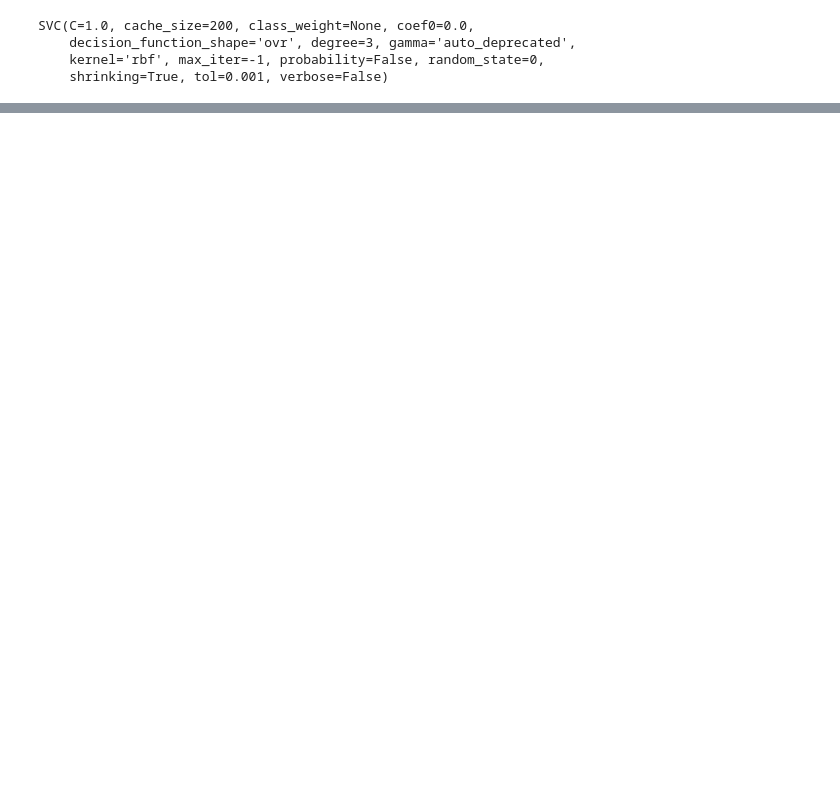
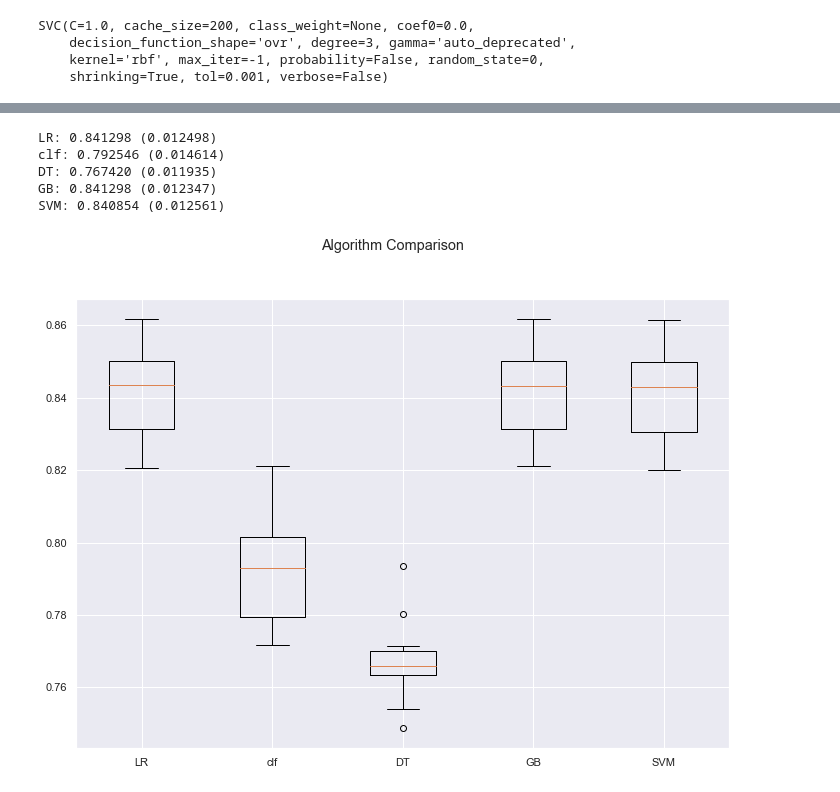
Before and after one commit to venkii83/Springboard, a Jupyter notebook: Capstone 1.ipynb, the cells around one changed output, grey strips where cells are left out. Drawn from its saved outputs; the diff is of its cells as text; code cells hidden in the pictures; blank space fills up the shorter version.

```diff
--- a/Capstone 1.ipynb
+++ b/Capstone 1.ipynb
@@ -1390,3 +1389,39 @@ Accuracy: 0.8419579959180986
     accuracy                           0.84     30378
    macro avg       0.68      0.67      0.61     30378
 weighted avg       0.78      0.84      0.78     30378
+# %%
+# prepare models
+from sklearn import model_selection
+models = []
+models.append(('LR', LogisticRegression()))
+models.append(('clf', RandomForestClassifier()))
+models.append(('DT', DecisionTreeClassifier()))
+models.append(('GB', GradientBoostingClassifier()))
+models.append(('SVM', SVC()))
+# evaluate each model in turn
+results = []
+names = []
+scoring = 'accuracy'
+for name, model in models:
+    kfold = model_selection.KFold(n_splits=10, random_state=0)
+    cv_results = model_selection.cross_val_score(model, Xf, yf, cv=kfold, scoring=scoring)
+    results.append(cv_results)
+    names.append(name)
+    msg = "%s: %f (%f)" % (name, cv_results.mean(), cv_results.std())
+    print(msg)
+# boxplot algorithm comparison
+fig = plt.figure()
+fig.suptitle('Algorithm Comparison')
+ax = fig.add_subplot(111)
+plt.boxplot(results)
+ax.set_xticklabels(names)
+plt.show()
+#As we can see that our best two models are Logistic Regression(multinomial) & Gradient Boost however we would like to go
+#ahead with GB based on its standard deviation which is lower.
+# %% [output]
+LR: 0.841298 (0.012498)
+clf: 0.792546 (0.014614)
+DT: 0.767420 (0.011935)
+GB: 0.841298 (0.012347)
+SVM: 0.840854 (0.012561)
+[figure, added]
```
Also changed, not shown: parts of 20 cells of this notebook.
